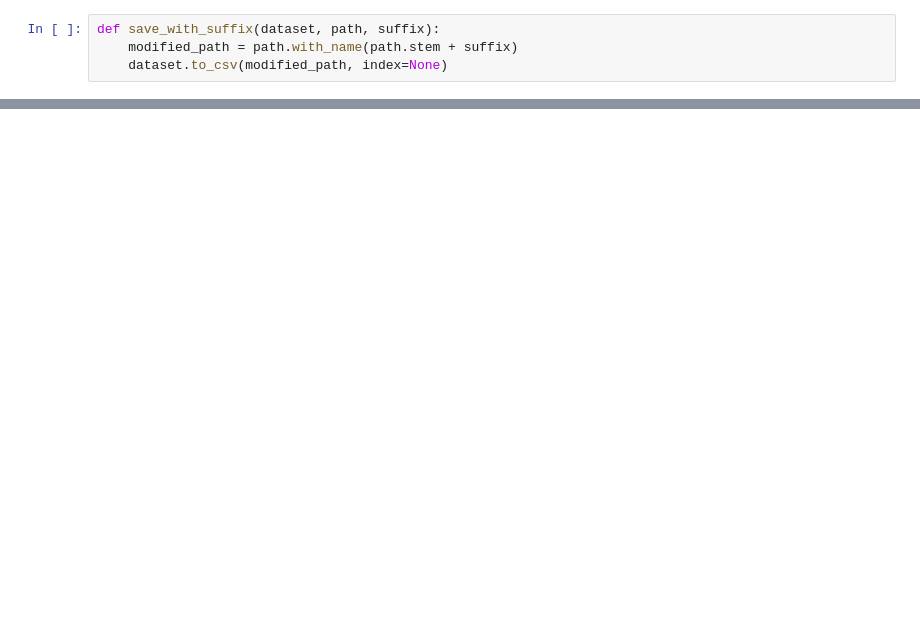
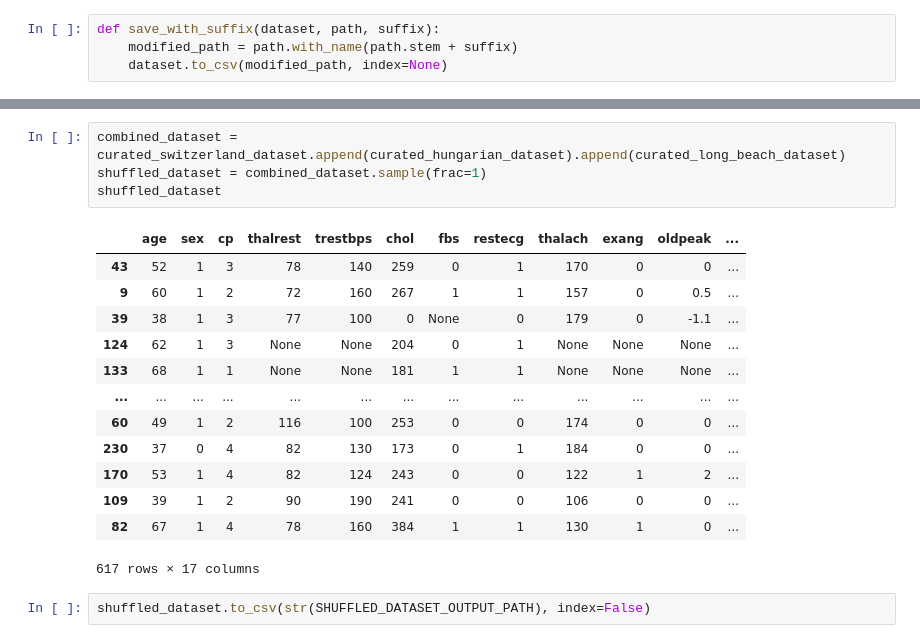
Before and after one commit to jerradmgenson/qdaim-proto, a Jupyter notebook: src/notebooks/preprocessing.ipynb, the cells around one changed output, grey strips where cells are left out. Saved outputs shown, nothing was run; the diff lists cells and outputs as text; blank space fills up the shorter version.

```diff
--- a/src/notebooks/preprocessing.ipynb
+++ b/src/notebooks/preprocessing.ipynb
@@ -97,2 +95,22 @@ curated_long_beach_dataset
 | 199 | 62 | 1 | 2 | 67 | 120 | 254 | 0 | 2 | 93 | 1 | 0 | ... |
 200 rows × 17 columns
+# %%
+combined_dataset = curated_switzerland_dataset.append(curated_hungarian_dataset).append(curated_long_beach_dataset)
+shuffled_dataset = combined_dataset.sample(frac=1)
+shuffled_dataset
+# %% [output]
+|  | age | sex | cp | thalrest | trestbps | chol | fbs | restecg | thalach | exang | oldpeak | ... |
+| 43 | 52 | 1 | 3 | 78 | 140 | 259 | 0 | 1 | 170 | 0 | 0 | ... |
+| 9 | 60 | 1 | 2 | 72 | 160 | 267 | 1 | 1 | 157 | 0 | 0.5 | ... |
+| 39 | 38 | 1 | 3 | 77 | 100 | 0 | None | 0 | 179 | 0 | -1.1 | ... |
+| 124 | 62 | 1 | 3 | None | None | 204 | 0 | 1 | None | None | None | ... |
+| 133 | 68 | 1 | 1 | None | None | 181 | 1 | 1 | None | None | None | ... |
+| ... | ... | ... | ... | ... | ... | ... | ... | ... | ... | ... | ... | ... |
+| 60 | 49 | 1 | 2 | 116 | 100 | 253 | 0 | 0 | 174 | 0 | 0 | ... |
+| 230 | 37 | 0 | 4 | 82 | 130 | 173 | 0 | 1 | 184 | 0 | 0 | ... |
+| 170 | 53 | 1 | 4 | 82 | 124 | 243 | 0 | 0 | 122 | 1 | 2 | ... |
+| 109 | 39 | 1 | 2 | 90 | 190 | 241 | 0 | 0 | 106 | 0 | 0 | ... |
+| 82 | 67 | 1 | 4 | 78 | 160 | 384 | 1 | 1 | 130 | 1 | 0 | ... |
+617 rows × 17 columns
+# %%
+shuffled_dataset.to_csv(str(SHUFFLED_DATASET_OUTPUT_PATH), index=False)
```
Also changed, not shown: parts of 5 cells of this notebook, 5 other files.
